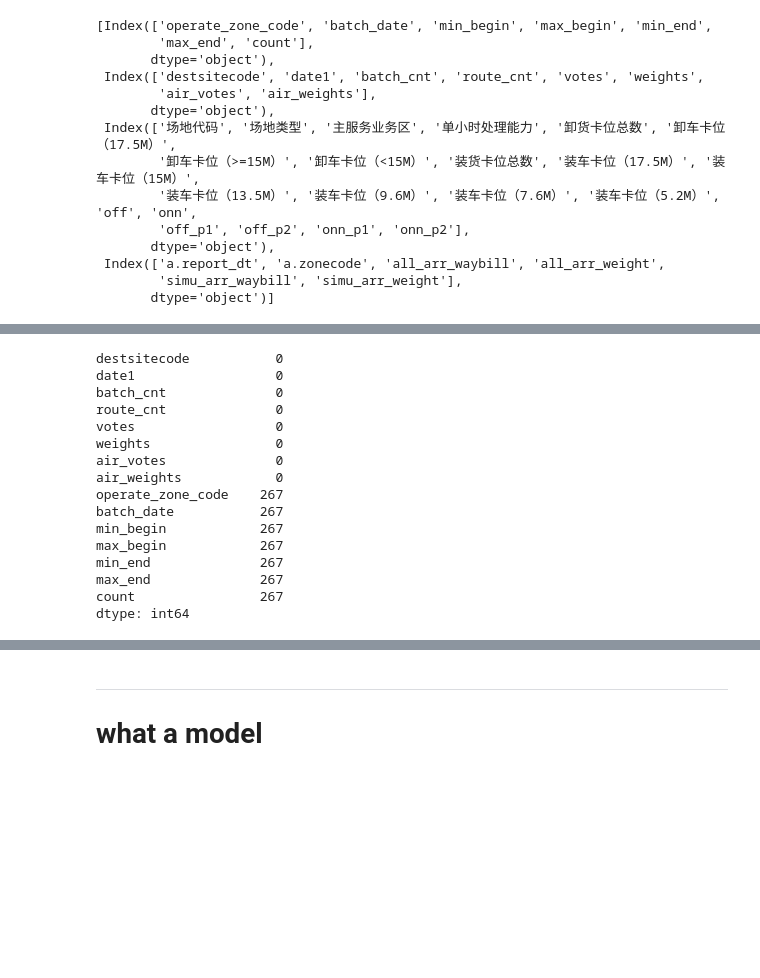
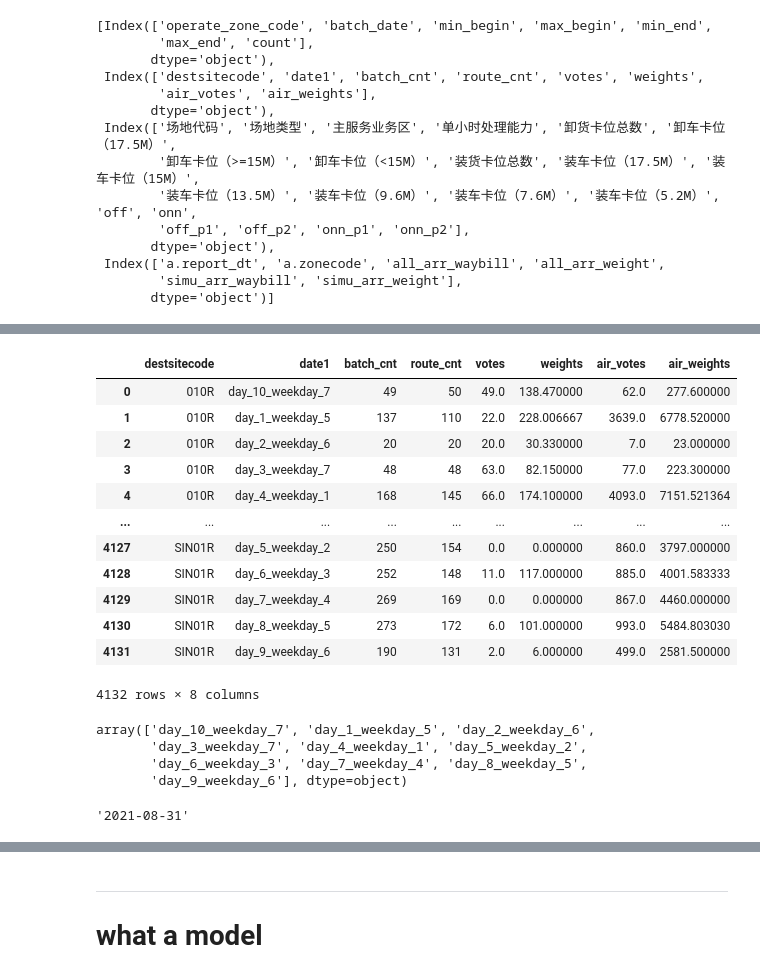
Before and after one commit to fyenne/play7_comp, a Jupyter notebook: data_cleaned.ipynb, the cells around one changed output, grey strips where cells are left out. Saved outputs shown, nothing was run; the diff lists cells and outputs as text; code cells hidden in the pictures; blank space fills up the shorter version.

```diff
--- a/data_cleaned.ipynb
+++ b/data_cleaned.ipynb
@@ -159,7 +145,7 @@ del loc, ta
 ---
 # od
 # %%
-od = pd.read_pickle('./data_clean/od.p');od.head(5)
+od_dest = pd.read_pickle('./data_clean/od_dest.p')
 """
 历史到件量的场地不是每个都需要考虑的吧 集货OD对应的场地应该只有400出头 场地数据基本能覆盖的
 """
@@ -266,0 +242,12 @@ hist_arr.columns]
+# %%
+%%time
+# os.listdir('testset')
+test_out = pd.read_excel('./testset/结果输出格式&待预测场地列表.xlsx')
+hist_test = pd.read_csv('./testset/中转场历史到件量day_1至day_6.csv')
+loc_test = pd.read_excel('./testset/场地数据.xlsx')
+od_test1 = pd.read_csv('./testset/od_data_day1_day5.csv')
+od_test2 = pd.read_csv('./testset/od_data_day6_day10.csv')
+ta_test =  pd.read_csv('./testset/班次day_1至day_10.csv')
+# hist_test =  pd.read_csv('./testset/中转场历史到件量day_1至day_6.csv')
+od_test = pd.concat([od_test1, od_test2], axis = 0)
+# os.listdir('testset')
@@ -266,0 +268,3 @@ hist_arr.columns]
+# %%
+%%time
+od_test = od_(od_test)
@@ -266,0 +273,29 @@ hist_arr.columns]
+# %%
+od_test
+# %% [output]
+|  | destsitecode | date1 | batch_cnt | route_cnt | votes | weights | air_votes | air_weights |
+| 0 | 010R | day_10_weekday_7 | 49 | 50 | 49.0 | 138.470000 | 62.0 | 277.600000 |
+| 1 | 010R | day_1_weekday_5 | 137 | 110 | 22.0 | 228.006667 | 3639.0 | 6778.520000 |
+| 2 | 010R | day_2_weekday_6 | 20 | 20 | 20.0 | 30.330000 | 7.0 | 23.000000 |
+| 3 | 010R | day_3_weekday_7 | 48 | 48 | 63.0 | 82.150000 | 77.0 | 223.300000 |
+| 4 | 010R | day_4_weekday_1 | 168 | 145 | 66.0 | 174.100000 | 4093.0 | 7151.521364 |
+| ... | ... | ... | ... | ... | ... | ... | ... | ... |
+| 4127 | SIN01R | day_5_weekday_2 | 250 | 154 | 0.0 | 0.000000 | 860.0 | 3797.000000 |
+| 4128 | SIN01R | day_6_weekday_3 | 252 | 148 | 11.0 | 117.000000 | 885.0 | 4001.583333 |
+| 4129 | SIN01R | day_7_weekday_4 | 269 | 169 | 0.0 | 0.000000 | 867.0 | 4460.000000 |
+| 4130 | SIN01R | day_8_weekday_5 | 273 | 172 | 6.0 | 101.000000 | 993.0 | 5484.803030 |
+| 4131 | SIN01R | day_9_weekday_6 | 190 | 131 | 2.0 | 6.000000 | 499.0 | 2581.500000 |
+4132 rows × 8 columns
+# %%
+ta_test['batch_date'].unique()
+# %% [output]
+array(['day_10_weekday_7', 'day_1_weekday_5', 'day_2_weekday_6',
+       'day_3_weekday_7', 'day_4_weekday_1', 'day_5_weekday_2',
+       'day_6_weekday_3', 'day_7_weekday_4', 'day_8_weekday_5',
+       'day_9_weekday_6'], dtype=object)
+# %%
+hist_arr['a.report_dt'].max()
+# 日期不连续, 需要空两天.
+# 训练集训练 直接预测两天, 再作补充. 再合并测试集训练, 预测剩余4天.
+# %% [output]
+'2021-08-31'
@@ -267,22 +304,5 @@ hist_arr.columns]
 # %%
-od_dest.merge(ta, \
-    left_on=['destsitecode', 'date1'],
-    right_on = ['operate_zone_code', 'batch_date'],
-    how = 'left',  validate = 'one_to_one')  .isna().sum()
+# od_dest.merge(ta, \
+#     left_on=['destsitecode', 'date1'],
+#     right_on = ['operate_zone_code', 'batch_date'],
+#     how = 'left',  validate = 'one_to_one')  .isna().sum()
-# %% [output]
-destsitecode           0
-date1                  0
-batch_cnt              0
-route_cnt              0
-votes                  0
-weights                0
-air_votes              0
-air_weights            0
-operate_zone_code    267
-batch_date           267
-min_begin            267
-max_begin            267
-min_end              267
-max_end              267
-count                267
-dtype: int64
```
Also changed, not shown: parts of 63 cells of this notebook.
